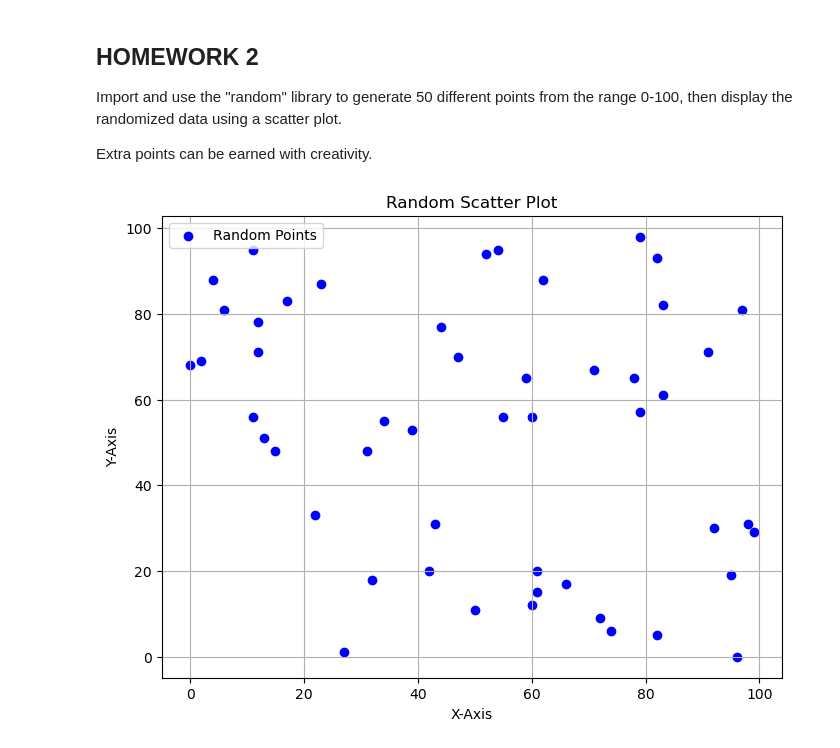
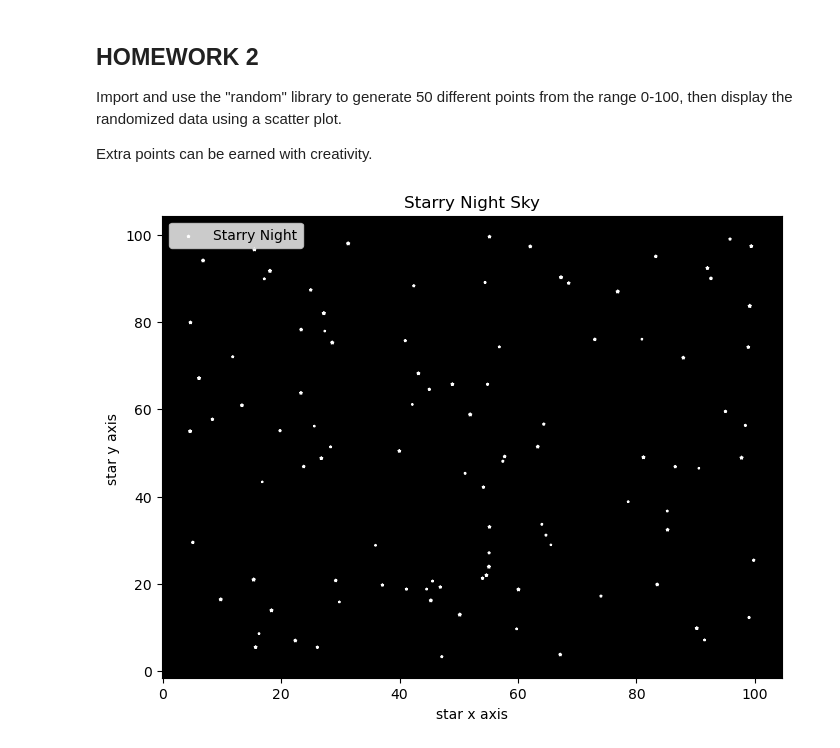
Before and after one commit to iKAN2025/student, a Jupyter notebook: _notebooks/2023-10-26-Python-Libraries.ipynb, the cells around one changed output. Cells and saved outputs as stored; diff of their text form; code cells hidden in the pictures.

```diff
--- a/_notebooks/2023-10-26-Python-Libraries.ipynb
+++ b/_notebooks/2023-10-26-Python-Libraries.ipynb
@@ -319,28 +362,27 @@ Import and use the "random" library to generate 50 different points from the ran
 
 Extra points can be earned with creativity.
 # %%
-# your code here
 import random
 import matplotlib.pyplot as plt
 
-# Generate 50 random points in the range 0-100
-x = [random.randint(0, 100) for _ in range(50)]
-y = [random.randint(0, 100) for _ in range(50)]
+# Star Scatter Plot
+num_stars = 100 #adding stars
+x = [random.uniform(0, 100) for _ in range(num_stars)] # changes stars x position rnadomy
+y = [random.uniform(0, 100) for _ in range(num_stars)] #hcnages y positon
+sizes = [random.uniform(1, 5) for _ in range(num_stars)]
 
-# Create a scatter plot
+
+
+# Create a scatter plot with stars
 plt.figure(figsize=(8, 6))
-plt.scatter(x, y, c='b', marker='o', label='Random Points')
-
+plt.scatter(x, y, c='white', marker='*', s=sizes, label='Starry Night') #set color to white
+plt.gca().set_facecolor('black') #set background color to black
 # Set axis labels and plot title
-plt.xlabel('X-Axis')
-plt.ylabel('Y-Axis')
-plt.title('Random Scatter Plot')
-
-# Add a grid for better visualization
-plt.grid(True)
-
-# Show the plot
+plt.xlabel('star x axis')
+plt.ylabel('star y axis ')
+plt.title('Starry Night Sky')
+# Add a twinkle effect by randomizing star sizes and transparency
 plt.legend()
 plt.show()
 # %% [output]
-[figure, old version]
+[figure, new version]
```
Also changed, not shown: parts of 5 cells of this notebook.
